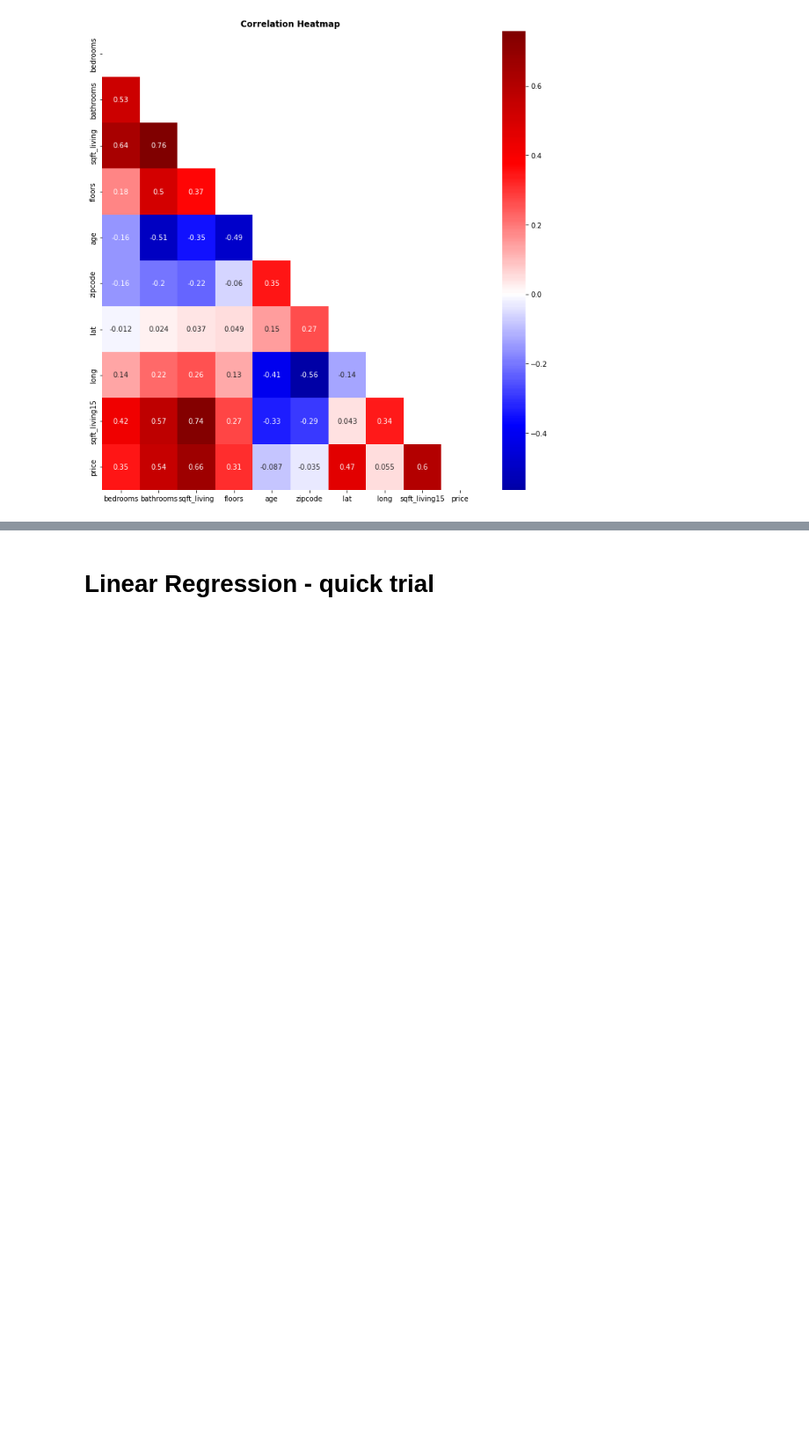
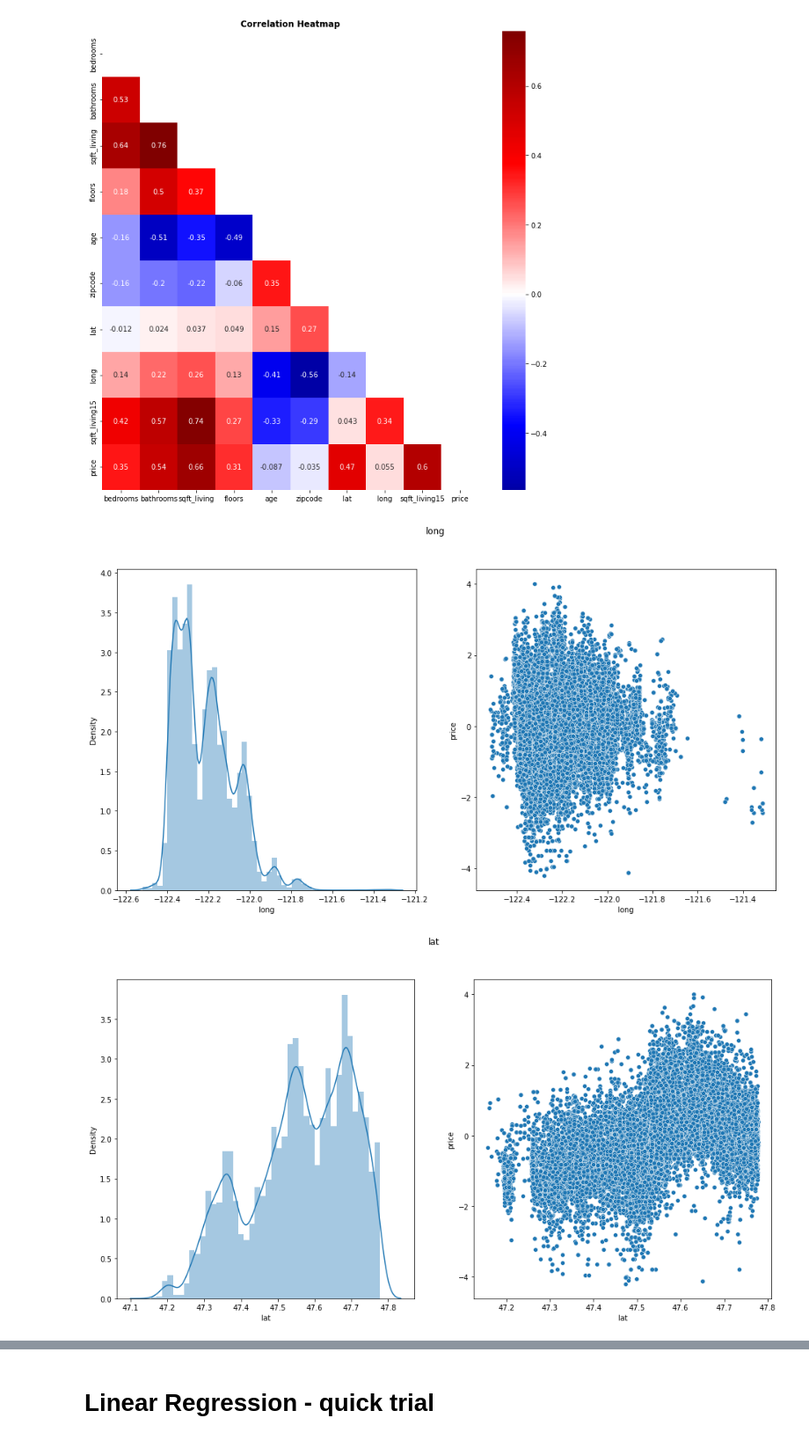
Before and after one commit to rikesahn/Mid_Term_Project, a Jupyter notebook: House_Prices_Case_Study.ipynb, the cells around one changed output, grey strips where cells are left out. Shown at 88% size. Cells and saved outputs as stored; diff of their text form; code cells hidden in the pictures; blank space fills up the shorter version.

```diff
--- a/House_Prices_Case_Study.ipynb
+++ b/House_Prices_Case_Study.ipynb
@@ -798,0 +797,22 @@ hp.df.c
+# %%
+df_price = hp_df['price'].copy()
+df_latlong = hp_df[['long', 'lat']].copy()
+
+
+
+for col in df_latlong:
+    x = df_latlong[col]
+    y = df_price
+
+    plt.figure(figsize=(16,8))
+    plt.subplot(1,2,1)
+    sns.distplot(x)
+    plt.subplot(1,2,2)
+
+    sns.scatterplot(x, y)
+    plt.suptitle(col)
+    #plt.tight_layout
+    #plt.savefig(col + '.png')
+# %% [output]
+[figure, added]
+[figure, added]
```
Also changed, not shown: parts of 17 cells of this notebook.
